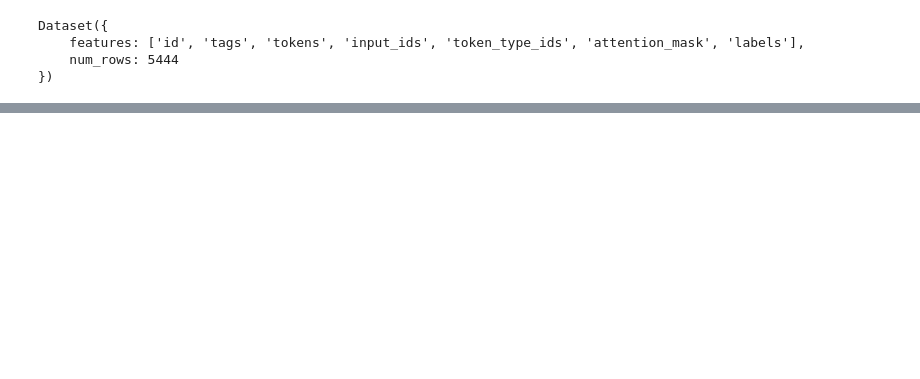
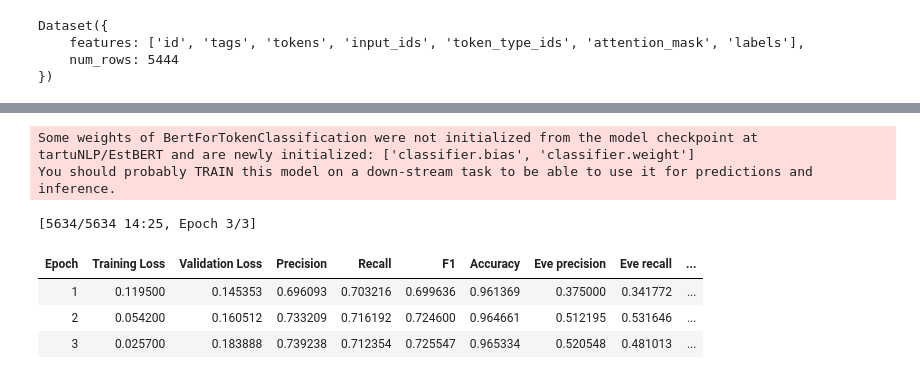
Before and after one commit to martinkivisikk/ner_thesis, a Jupyter notebook: finetune_ner.ipynb, the cells around one changed output, grey strips where cells are left out. Drawn from its saved outputs; the diff is of its cells as text; code cells hidden in the pictures; blank space fills up the shorter version.

```diff
--- a/finetune_ner.ipynb
+++ b/finetune_ner.ipynb
@@ -443,0 +460,20 @@ Device set to use cuda:0
+# %%
+combined_mudel, trainer_combined = finetune_model_pytorch(tokenized_combined,
+                                              epochs=3,
+                                              batch_size=16,
+                                              lr=5e-5,
+                                              scheduler='linear',
+                                              beta1=0.9,
+                                              beta2=0.99,
+                                              epsilon=1e-6,
+                                              decay=0.01,
+                                              early_stop_patience=2,
+                                              freeze=False)
+# %% [output]
+Some weights of BertForTokenClassification were not initialized from the model checkpoint at tartuNLP/EstBERT and are newly initialized: ['classifier.bias', 'classifier.weight']
+You should probably TRAIN this model on a down-stream task to be able to use it for predictions and inference.
+[5634/5634 14:25, Epoch 3/3]
+| Epoch | Training Loss | Validation Loss | Precision | Recall | F1 | Accuracy | Eve precision | Eve recall | ... |
+| 1 | 0.119500 | 0.145353 | 0.696093 | 0.703216 | 0.699636 | 0.961369 | 0.375000 | 0.341772 | ... |
+| 2 | 0.054200 | 0.160512 | 0.733209 | 0.716192 | 0.724600 | 0.964661 | 0.512195 | 0.531646 | ... |
+| 3 | 0.025700 | 0.183888 | 0.739238 | 0.712354 | 0.725547 | 0.965334 | 0.520548 | 0.481013 | ... |
```
Also changed, not shown: parts of 18 cells of this notebook, 1 other file.
